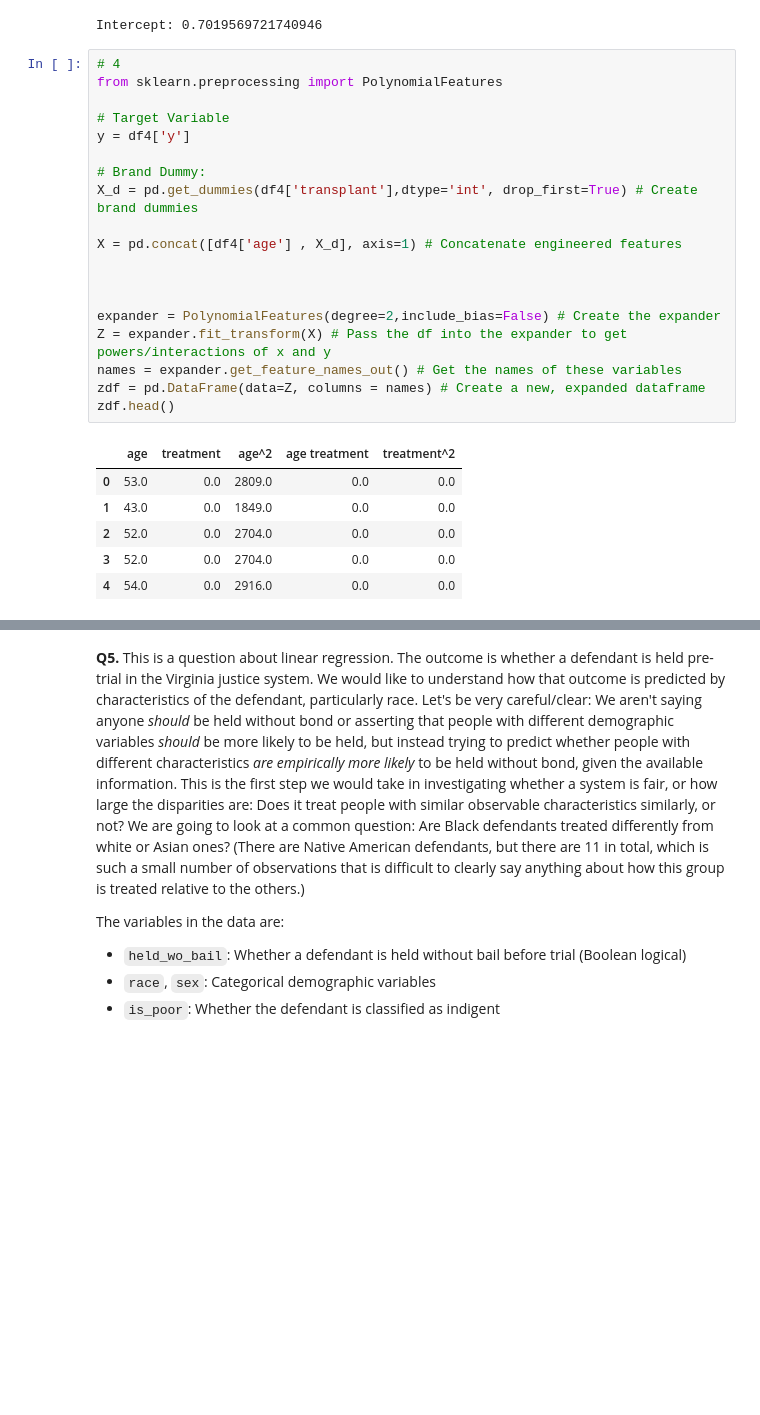
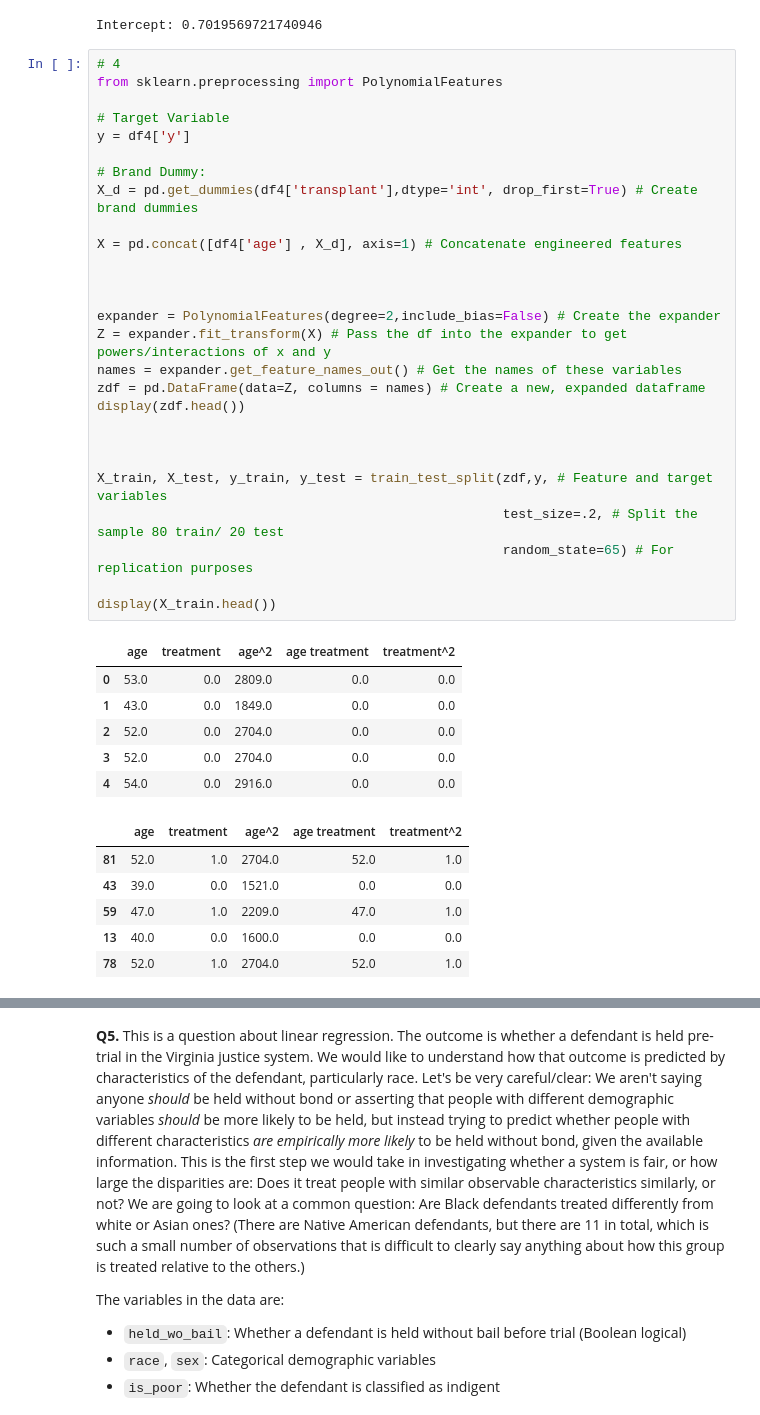
Before and after one commit to KaranRawatUVA/linearModels, a Jupyter notebook: assignment/assignment.ipynb, the cells around one changed output, grey strips where cells are left out. Drawn from its saved outputs; the diff is of its cells as text; blank space fills up the shorter version.

```diff
--- a/assignment/assignment.ipynb
+++ b/assignment/assignment.ipynb
@@ -550,26 +502,40 @@ Intercept: 0.7019569721740946
 # %%
 # 4
 from sklearn.preprocessing import PolynomialFeatures
 
 # Target Variable
 y = df4['y']
 
 # Brand Dummy:
 X_d = pd.get_dummies(df4['transplant'],dtype='int', drop_first=True) # Create brand dummies
 
 X = pd.concat([df4['age'] , X_d], axis=1) # Concatenate engineered features
 
 
 
 expander = PolynomialFeatures(degree=2,include_bias=False) # Create the expander
 Z = expander.fit_transform(X) # Pass the df into the expander to get powers/interactions of x and y
 names = expander.get_feature_names_out() # Get the names of these variables
 zdf = pd.DataFrame(data=Z, columns = names) # Create a new, expanded dataframe
-zdf.head()
+display(zdf.head())
+
+
+
+X_train, X_test, y_train, y_test = train_test_split(zdf,y, # Feature and target variables
+                                                    test_size=.2, # Split the sample 80 train/ 20 test
+                                                    random_state=65) # For replication purposes
+
+display(X_train.head())
 # %% [output]
 |  | age | treatment | age^2 | age treatment | treatment^2 |
 | 0 | 53.0 | 0.0 | 2809.0 | 0.0 | 0.0 |
 | 1 | 43.0 | 0.0 | 1849.0 | 0.0 | 0.0 |
 | 2 | 52.0 | 0.0 | 2704.0 | 0.0 | 0.0 |
 | 3 | 52.0 | 0.0 | 2704.0 | 0.0 | 0.0 |
 | 4 | 54.0 | 0.0 | 2916.0 | 0.0 | 0.0 |
+|  | age | treatment | age^2 | age treatment | treatment^2 |
+| 81 | 52.0 | 1.0 | 2704.0 | 52.0 | 1.0 |
+| 43 | 39.0 | 0.0 | 1521.0 | 0.0 | 0.0 |
+| 59 | 47.0 | 1.0 | 2209.0 | 47.0 | 1.0 |
+| 13 | 40.0 | 0.0 | 1600.0 | 0.0 | 0.0 |
+| 78 | 52.0 | 1.0 | 2704.0 | 52.0 | 1.0 |
```
Also changed, not shown: parts of 4 cells of this notebook.
